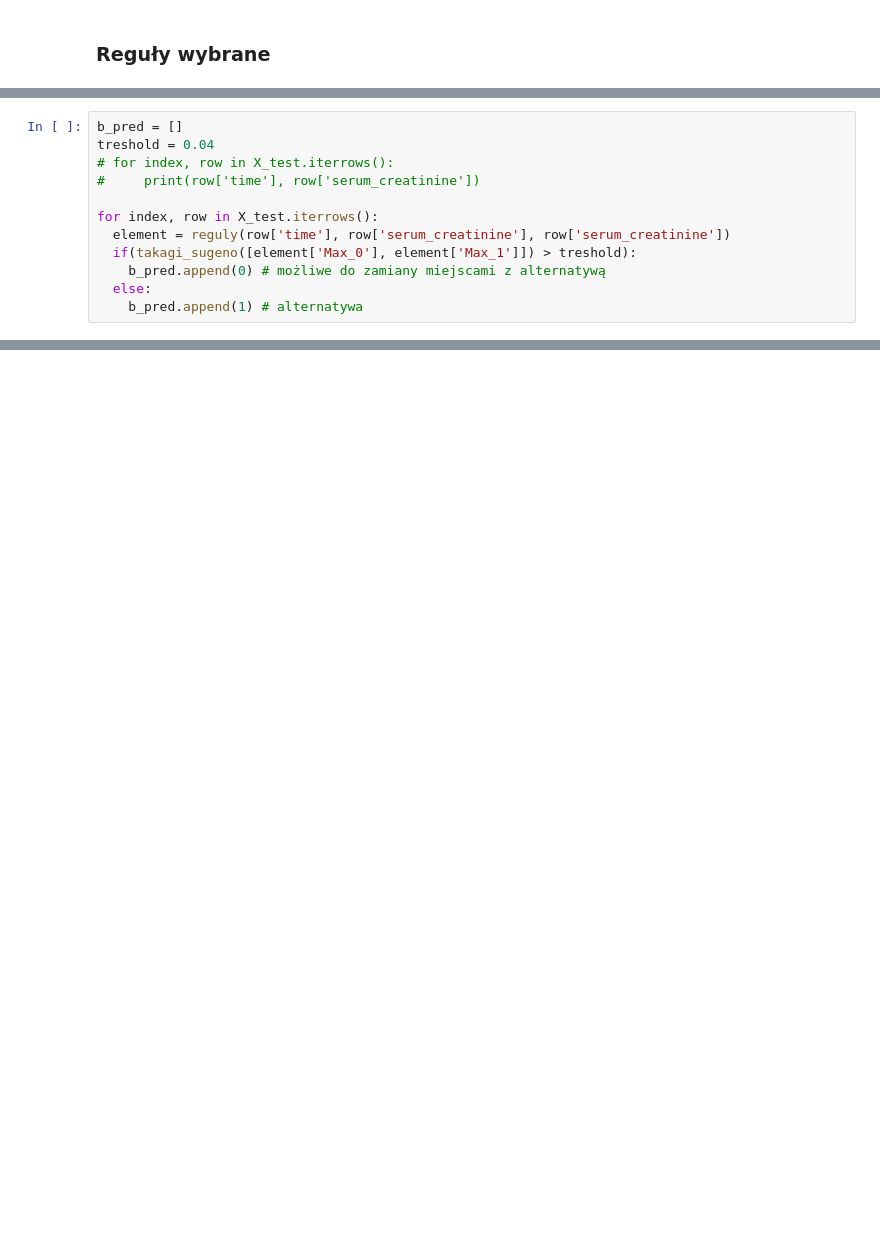
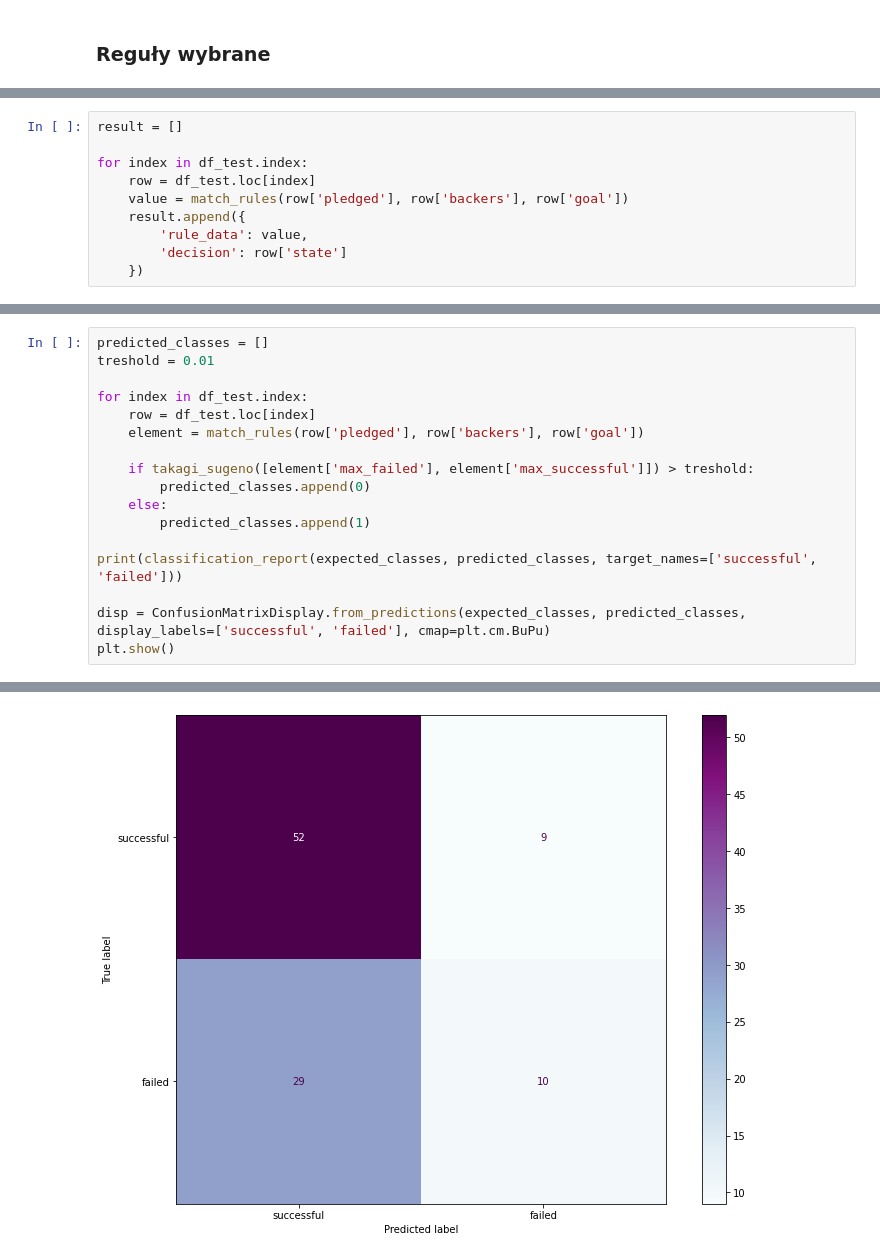
Before and after one commit to emesiarze/startup-data-analysis, a Jupyter notebook: kickstarter-analysis.ipynb, the cells around one changed output, grey strips where cells are left out. Cells and saved outputs as stored; diff of their text form; blank space fills up the shorter version.

Commit message:
Fuzzy rules, content

```diff
--- a/kickstarter-analysis.ipynb
+++ b/kickstarter-analysis.ipynb
@@ -769,0 +778,10 @@ def rules(pledged, backers, goal):
+# %%
+result = []
+
+for index in df_test.index:
+    row = df_test.loc[index]
+    value = match_rules(row['pledged'], row['backers'], row['goal'])
+    result.append({
+        'rule_data': value,
+        'decision': row['state']
+    })
@@ -798,12 +837,0 @@ NameError: name 'tablica' is not defined
-# %%
-b_pred = []
-treshold = 0.04
-# for index, row in X_test.iterrows():
-#     print(row['time'], row['serum_creatinine'])
-
-for index, row in X_test.iterrows():
-  element = reguly(row['time'], row['serum_creatinine'], row['serum_creatinine'])
-  if(takagi_sugeno([element['Max_0'], element['Max_1']]) > treshold):
-    b_pred.append(0) # możliwe do zamiany miejscami z alternatywą
-  else:
-    b_pred.append(1) # alternatywa
@@ -816,0 +845,18 @@ for index, row in X_test.iterrows():
+# %%
+predicted_classes = []
+treshold = 0.01
+
+for index in df_test.index:
+    row = df_test.loc[index]
+    element = match_rules(row['pledged'], row['backers'], row['goal'])
+
+    if takagi_sugeno([element['max_failed'], element['max_successful']]) > treshold:
+        predicted_classes.append(0)
+    else:
+        predicted_classes.append(1)
+
+print(classification_report(expected_classes, predicted_classes, target_names=['successful', 'failed']))
+
+disp = ConfusionMatrixDisplay.from_predictions(expected_classes, predicted_classes, display_labels=['successful', 'failed'], cmap=plt.cm.BuPu)
+plt.show()
+# %% [output]
@@ -816,0 +871 @@ for index, row in X_test.iterrows():
+[figure, added]
```
Also changed, not shown: parts of 41 cells of this notebook.
